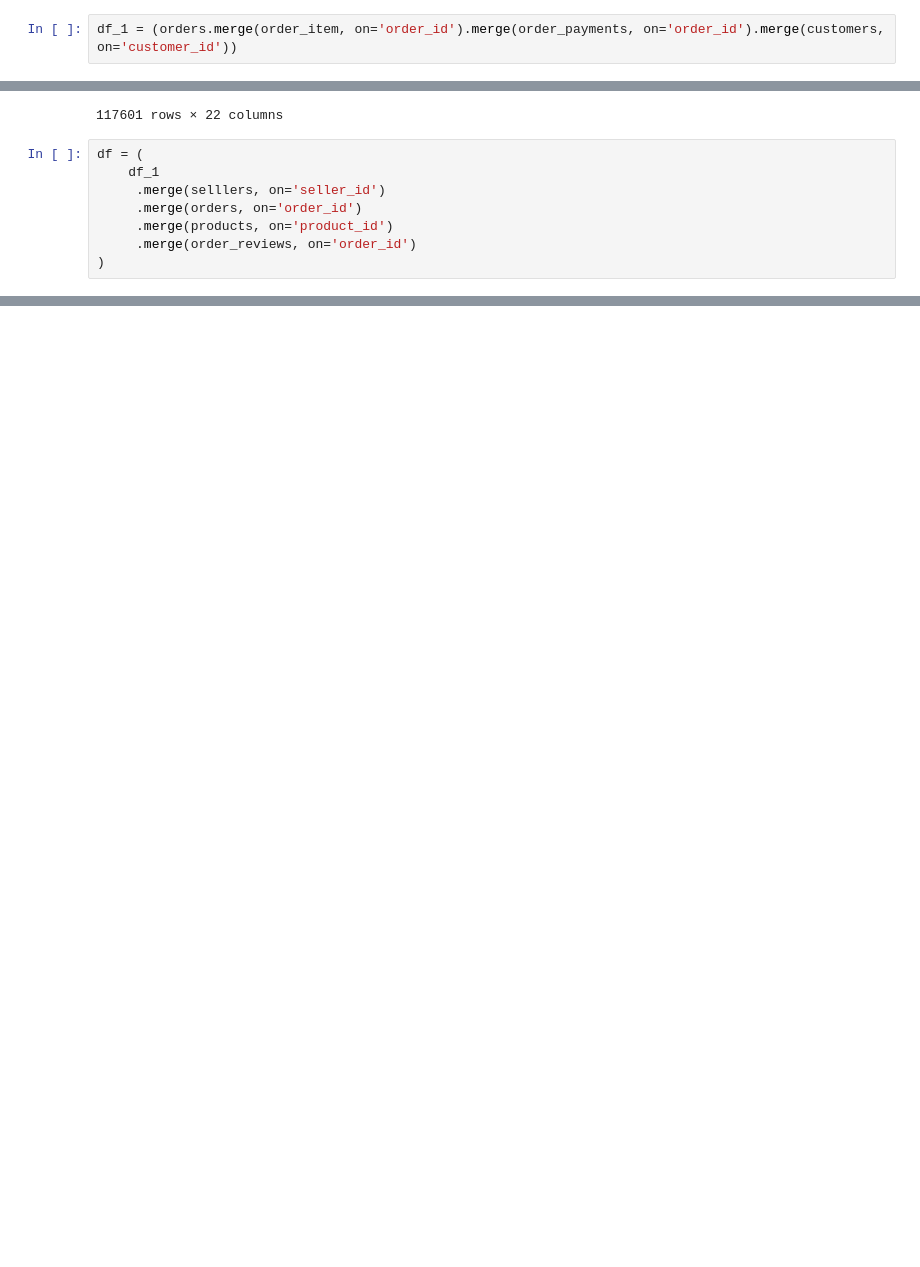
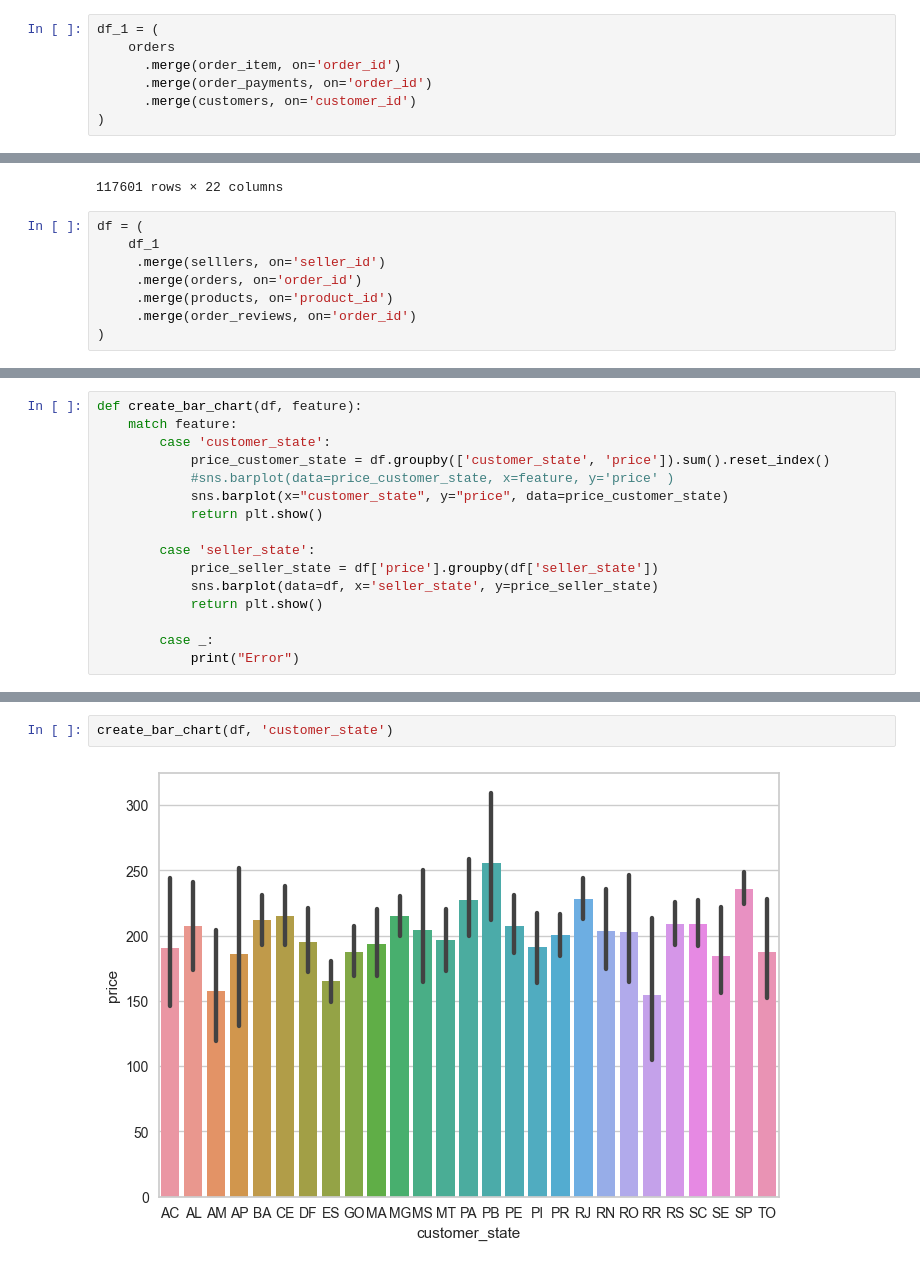
Before and after one commit to dev-hack95/Intent-Analysis, a Jupyter notebook: notebooks/e-commerce-case-study.ipynb, the cells around one changed output, grey strips where cells are left out. Drawn from its saved outputs; the diff is of its cells as text; blank space fills up the shorter version.

```diff
--- a/notebooks/e-commerce-case-study.ipynb
+++ b/notebooks/e-commerce-case-study.ipynb
@@ -194,7 +196,12 @@ memory usage: 1.2+ KB
 # %% [markdown]
 ### Joining Datasets
 # %%
-df_1 = (orders.merge(order_item, on='order_id').merge(order_payments, on='order_id').merge(customers, on='customer_id'))
+df_1 = (
+    orders
+      .merge(order_item, on='order_id')
+      .merge(order_payments, on='order_id')
+      .merge(customers, on='customer_id')
+)
 # %%
 df_1
 # %% [output]
@@ -234,0 +317,16 @@ df.shape
+# %%
+def create_bar_chart(df, feature):
+    match feature:
+        case 'customer_state':
+            price_customer_state = df.groupby(['customer_state', 'price']).sum().reset_index()
+            #sns.barplot(data=price_customer_state, x=feature, y='price' )
+            sns.barplot(x="customer_state", y="price", data=price_customer_state)
+            return plt.show()
+
+        case 'seller_state':
+            price_seller_state = df['price'].groupby(df['seller_state'])
+            sns.barplot(data=df, x='seller_state', y=price_seller_state)
+            return plt.show()
+
+        case _:
+            print("Error")
@@ -234,0 +355,4 @@ df.shape
+# %%
+create_bar_chart(df, 'customer_state')
+# %% [output]
+[figure, added]
```
Also changed, not shown: parts of 14 cells of this notebook, 2 other files.
